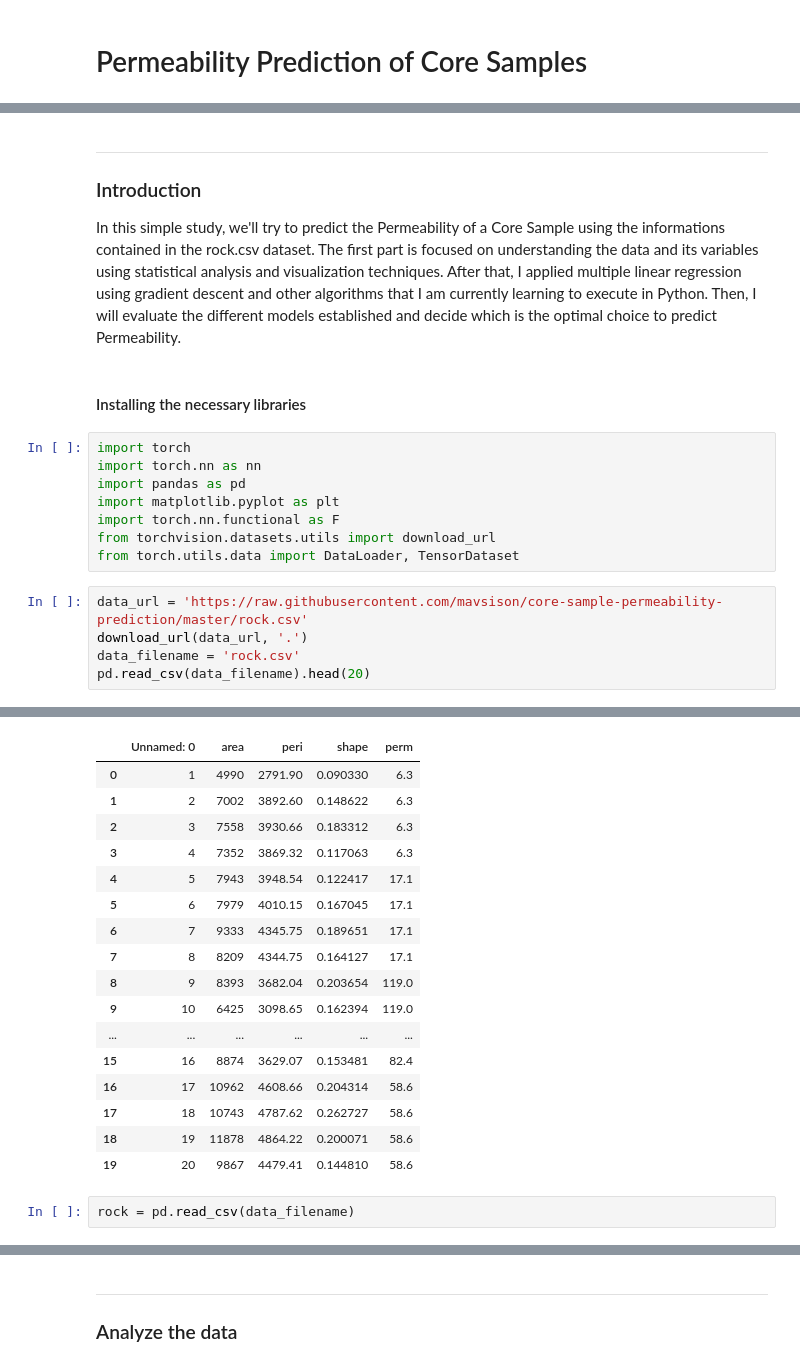
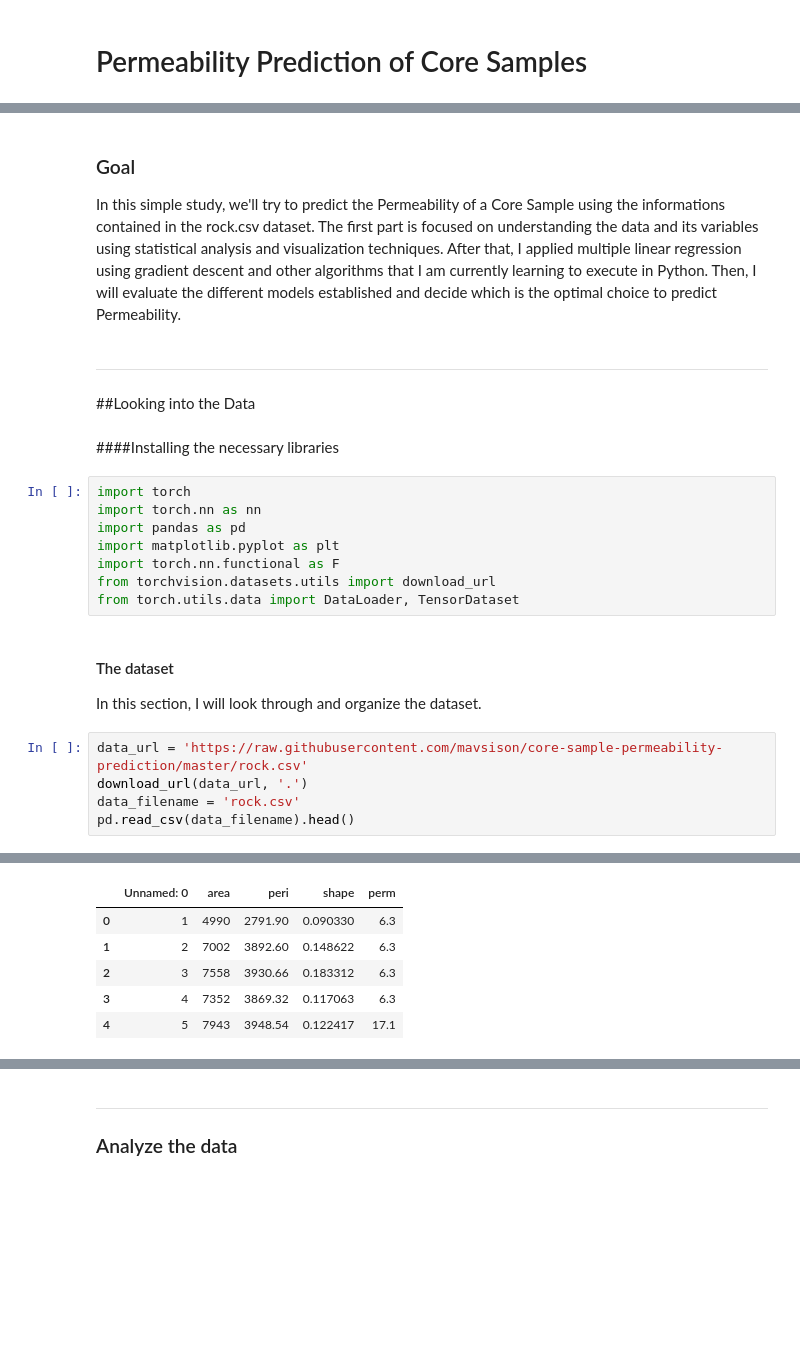
Before and after one commit to mavsison/core-sample-permeability-prediction, a Jupyter notebook: Petroleum Rock.ipynb, the cells around one changed output, grey strips where cells are left out. Drawn from its saved outputs; the diff is of its cells as text; blank space fills up the shorter version.

```diff
--- a/Petroleum Rock.ipynb
+++ b/Petroleum Rock.ipynb
@@ -7,13 +8,14 @@ This is a little practice project I did to hone my skills in data analysis. I am
 
 The rock.csv file was obtained from Kaggle with no description from the uploader. Thus, I don't have any information about the methodology of measurement and specific units used in the dataset. I was continuously figuring out how to process the data throughout this whole project Again, bare with me. Thank you.
 # %% [markdown]
-***
-
-### Introduction
+### Goal
 
 In this simple study, we'll try to predict the Permeability of a Core Sample using the informations contained in the rock.csv dataset. The first part is focused on understanding the data and its variables using statistical analysis and visualization techniques. After that, I applied multiple linear regression using gradient descent and other algorithms that I am currently learning to execute in Python. Then, I will evaluate the different models established and decide which is the optimal choice to predict Permeability.
+# %% [markdown]
+***
+##Looking into the Data
 # %% [markdown]
-#### Installing the necessary libraries
+####Installing the necessary libraries
 # %%
 import torch
 import torch.nn as nn
@@ -22,9 +24,13 @@ import matplotlib.pyplot as plt
 import torch.nn.functional as F
 from torchvision.datasets.utils import download_url
 from torch.utils.data import DataLoader, TensorDataset
+# %% [markdown]
+#### The dataset
+
+In this section, I will look through and organize the dataset.
 # %%
 data_url = 'https://raw.githubusercontent.com/mavsison/core-sample-permeability-prediction/master/rock.csv'
 download_url(data_url, '.')
 data_filename = 'rock.csv'
-pd.read_csv(data_filename).head(20)
+pd.read_csv(data_filename).head()
 # %% [output]
@@ -32,19 +38,6 @@ Downloading https://raw.githubusercontent.com/mavsison/core-sample-permeability-
 |  | Unnamed: 0 | area | peri | shape | perm |
 | 0 | 1 | 4990 | 2791.90 | 0.090330 | 6.3 |
 | 1 | 2 | 7002 | 3892.60 | 0.148622 | 6.3 |
 | 2 | 3 | 7558 | 3930.66 | 0.183312 | 6.3 |
 | 3 | 4 | 7352 | 3869.32 | 0.117063 | 6.3 |
 | 4 | 5 | 7943 | 3948.54 | 0.122417 | 17.1 |
-| 5 | 6 | 7979 | 4010.15 | 0.167045 | 17.1 |
-| 6 | 7 | 9333 | 4345.75 | 0.189651 | 17.1 |
-| 7 | 8 | 8209 | 4344.75 | 0.164127 | 17.1 |
-| 8 | 9 | 8393 | 3682.04 | 0.203654 | 119.0 |
-| 9 | 10 | 6425 | 3098.65 | 0.162394 | 119.0 |
-| ... | ... | ... | ... | ... | ... |
-| 15 | 16 | 8874 | 3629.07 | 0.153481 | 82.4 |
-| 16 | 17 | 10962 | 4608.66 | 0.204314 | 58.6 |
-| 17 | 18 | 10743 | 4787.62 | 0.262727 | 58.6 |
-| 18 | 19 | 11878 | 4864.22 | 0.200071 | 58.6 |
-| 19 | 20 | 9867 | 4479.41 | 0.144810 | 58.6 |
-# %%
-rock = pd.read_csv(data_filename)
```
Also changed, not shown: parts of 17 cells of this notebook.
